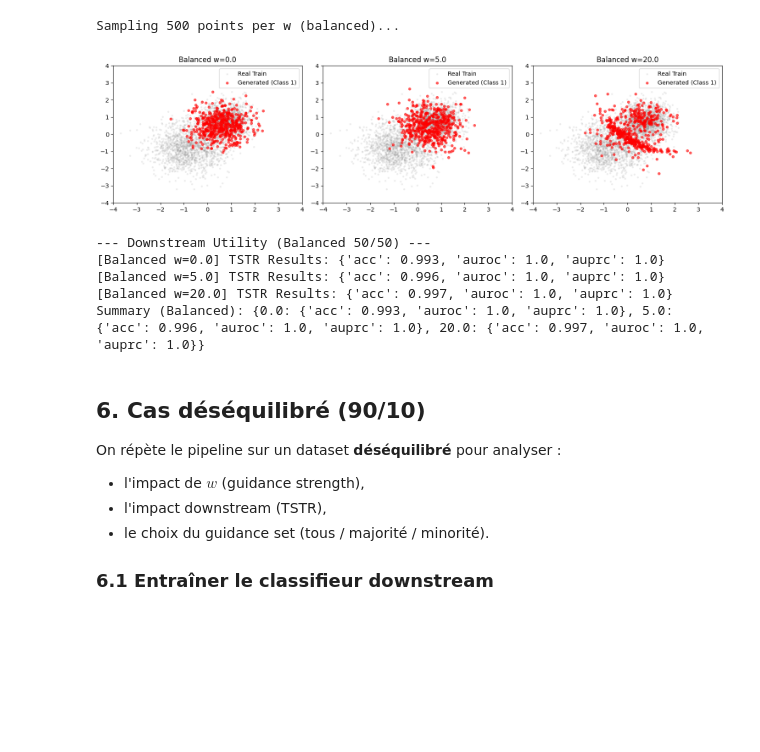
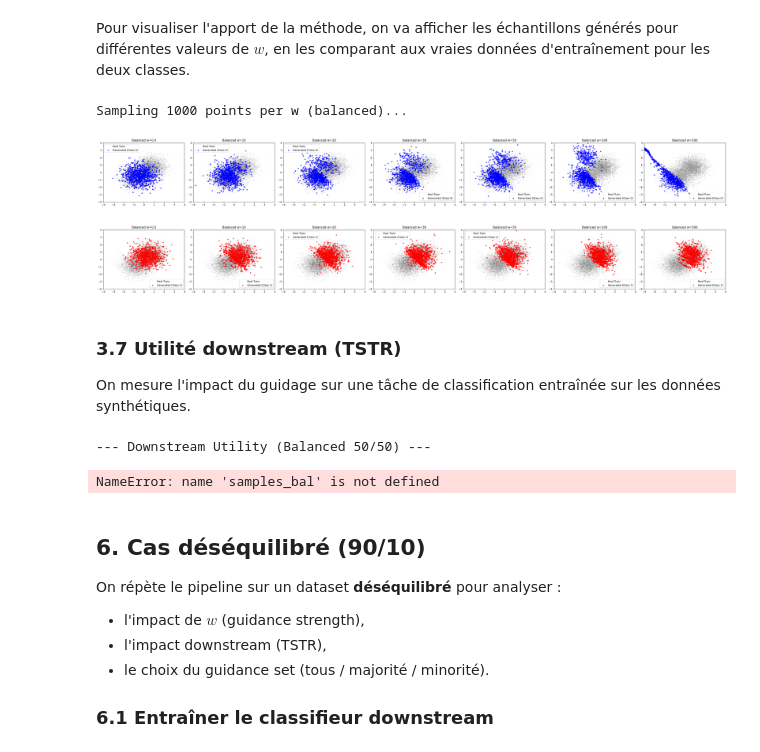
Before and after one commit to issagith/TarDiff, a Jupyter notebook: src/main.ipynb, the cells around one changed output. Cells and saved outputs as stored; diff of their text form; code cells hidden in the pictures; blank space fills up the shorter version.

Commit message:
refactored the main notebook; fixed guidance gen

```diff
--- a/src/main.ipynb
+++ b/src/main.ipynb
@@ -590,0 +445,7 @@ Balanced Test size: torch.Size([2000, 2])
+# %%
+cfg_train_bal = TrainConfig()
+
+clf_bal = SimpleClassifier().to(DEVICE)
+train_classifier(clf_bal, train_loader, cfg_train_bal)
+metrics_real_bal = eval_classifier(clf_bal, X_test, y_test)
+print("Downstream on real :", metrics_real_bal)
@@ -611,11 +505,11 @@ Diffusion trained (balanced).
 # %%
-# --- Sanity Checks (Balanced 50/50) ---
-print("Generating validation samples (balanced)...")
+# --- Sanity Checks ---
+print("Generating validation samples...")
 
-X_maj_real_bal = X_train_bal[y_train_bal == 0]
+X_maj_real_bal = X_train[y_train == 0]
 X_maj_gen_bal = sample_standard(diff_model_bal, scheduler_bal, len(X_maj_real_bal), 0)
 
-X_min_real_bal = X_train_bal[y_train_bal == 1]
+X_min_real_bal = X_train[y_train == 1]
 X_min_gen_bal = sample_standard(diff_model_bal, scheduler_bal, len(X_min_real_bal), 1)
 
 check_distribution_metrics(X_maj_real_bal, X_maj_gen_bal, "Balanced Class 0")
@@ -653,0 +604,3 @@ Wasserstein Dist | Dim0: 0.2461, Dim1: 0.2271
+# %%
+G_cache_bal = compute_influence_cache(clf_bal, guide_loader)
+print("Influence cache norms :", {k: float(v.norm().item()) for k, v in G_cache_bal.items()})
@@ -654,26 +683,65 @@ Wasserstein Dist | Dim0: 0.2461, Dim1: 0.2271
+# %% [markdown]
+Pour visualiser l'apport de la méthode, on va afficher les échantillons générés pour différentes valeurs de $w$, en les comparant aux vraies données d'entraînement pour les deux classes.
 # %%
-# --- Guidance Sweep (Balanced 50/50) ---
-N_GEN_BAL = 500
-w_values_bal = [0.0, 5.0, 20.0]
+# --- Guidance Sweep ---
+N_GEN_BAL = 1000
+w_values_bal = [0.0, 10, 20, 30, 50, 100, 500]
 print(f"Sampling {N_GEN_BAL} points per w (balanced)...")
 
-samples_bal = guidance_sweep(
+def guidance_sweep(model, scheduler, classifier, G_cache, w_values, n_samples, target_class):
+    samples_by_w = {}
+    for w in w_values:
+        samples_by_w[w] = tardiff_sample(model, scheduler, classifier, G_cache, n_samples=n_samples, target_class=target_class, w=w)
+    return samples_by_w
+
+samples_bal_0 = guidance_sweep(
+    diff_model_bal,
+    scheduler_bal,
+    clf_bal,
+    G_cache_bal,
+    w_values=w_values_bal,
+    n_samples=N_GEN_BAL,
+    target_class=0
+)
+
+def plot_res_with_train(X_train_ref, samples, title, color, class_label, ax):
+    ax.scatter(X_train_ref[:, 0].cpu(), X_train_ref[:, 1].cpu(), c='gray', s=5, alpha=0.1, label='Real Train')
+    ax.scatter(samples[:, 0].cpu(), samples[:, 1].cpu(), c=color, s=15, alpha=0.6, label=f'Generated (Class {class_label})')
+    ax.set_title(title)
+    ax.legend()
+    ax.set_xlim(-4, 4)
+    ax.set_ylim(-4, 4)
+
+fig, axes = plt.subplots(1, len(w_values_bal), figsize=(5 * len(w_values_bal), 4))
+if len(w_values_bal) == 1:
+    axes = [axes]
+for ax, w in zip(axes, w_values_bal):
+    plot_res_with_train(X_train, samples_bal_0[w], f"Balanced w={w}", "blue", 0, ax)
+plt.tight_layout()
+plt.show()
+
+samples_bal_1 = guidance_sweep(
     diff_model_bal,
     scheduler_bal,
     clf_bal,
     G_cache_bal,
     w_values=w_values_bal,
     n_samples=N_GEN_BAL,
     target_class=1
 )
 
 fig, axes = plt.subplots(1, len(w_values_bal), figsize=(5 * len(w_values_bal), 4))
 if len(w_values_bal) == 1:
     axes = [axes]
 for ax, w in zip(axes, w_values_bal):
-    plot_res_with_train(X_train_bal, samples_bal[w], f"Balanced w={w}", ax)
+    plot_res_with_train(X_train, samples_bal_1[w], f"Balanced w={w}", "red", 1, ax)
 plt.tight_layout()
 plt.show()
 # %% [output]
-Sampling 500 points per w (balanced)...
+Sampling 1000 points per w (balanced)...
-[figure, old version]
+[figure, new version]
+[figure, added]
+# %% [markdown]
+### 3.7 Utilité downstream (TSTR)
+
+On mesure l'impact du guidage sur une tâche de classification entraînée sur les données synthétiques.
@@ -683,7 +771,7 @@ print("\n--- Downstream Utility (Balanced 50/50) ---")
 results_bal = {}
 for w, samples in samples_bal.items():
     results_bal[w] = tstr_evaluation_generic(
-        X_train_bal, y_train_bal, X_test_bal, y_test_bal,
+        X_train, y_train, X_test, y_test,
         samples,
         name=f"Balanced w={w}",
         epochs=30
@@ -691,10 +779,7 @@ for w, samples in samples_bal.items():
 print("Summary (Balanced):", results_bal)
 # %% [output]
 --- Downstream Utility (Balanced 50/50) ---
-[Balanced w=0.0] TSTR Results: {'acc': 0.993, 'auroc': 1.0, 'auprc': 1.0}
-[Balanced w=5.0] TSTR Results: {'acc': 0.996, 'auroc': 1.0, 'auprc': 1.0}
-[Balanced w=20.0] TSTR Results: {'acc': 0.997, 'auroc': 1.0, 'auprc': 1.0}
-Summary (Balanced): {0.0: {'acc': 0.993, 'auroc': 1.0, 'auprc': 1.0}, 5.0: {'acc': 0.996, 'auroc': 1.0, 'auprc': 1.0}, 20.0: {'acc': 0.997, 'auroc': 1.0, 'auprc': 1.0}}
+NameError: name 'samples_bal' is not defined
 # %% [markdown]
 ## 6. Cas déséquilibré (90/10)
 
```
Also changed, not shown: parts of 49 cells of this notebook, 1 other file.
